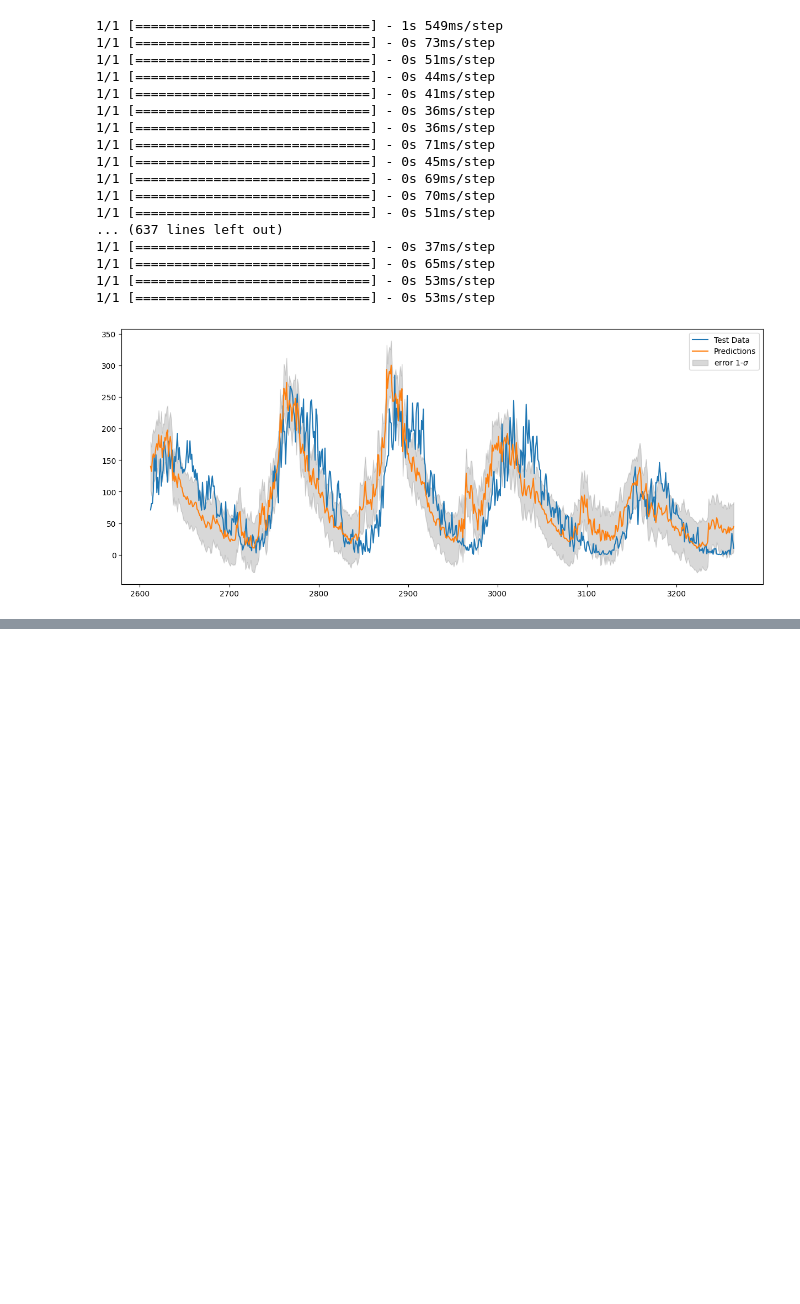
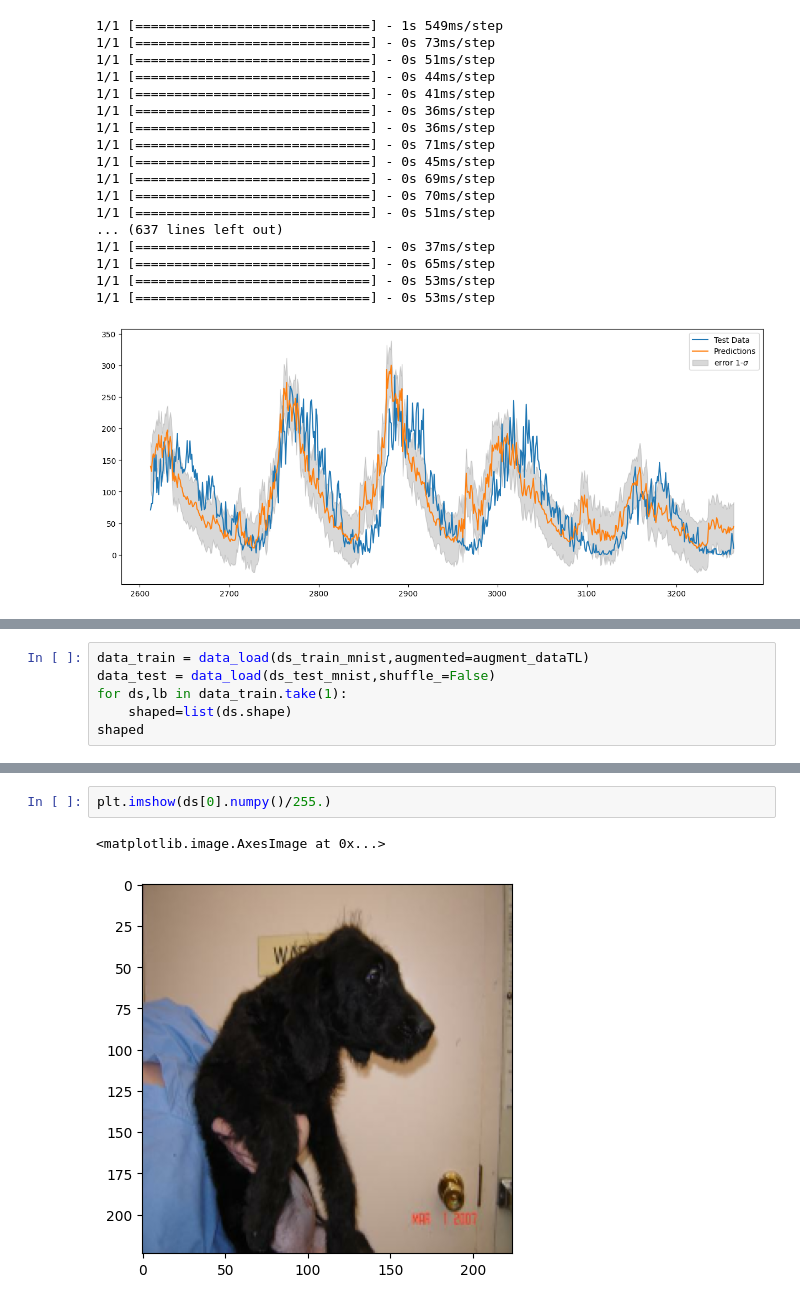
Before and after one commit to MAESTRiA-ESTADiS-CIENCIA-DATOS-Bosque/introduction_neural_networks, a Jupyter notebook: clases/Clase7.ipynb, the cells around one changed output, grey strips where cells are left out. Cells and saved outputs as stored; diff of their text form; blank space fills up the shorter version.

```diff
--- a/clases/Clase7.ipynb
+++ b/clases/Clase7.ipynb
@@ -598,0 +575,6 @@ plots_pred(modelwavelet, data, test_data)
+# %%
+data_train = data_load(ds_train_mnist,augmented=augment_dataTL)
+data_test = data_load(ds_test_mnist,shuffle_=False)
+for ds,lb in data_train.take(1):
+    shaped=list(ds.shape)
+shaped
@@ -598,0 +612,5 @@ plots_pred(modelwavelet, data, test_data)
+# %%
+plt.imshow(ds[0].numpy()/255.)
+# %% [output]
+<matplotlib.image.AxesImage at 0x...>
+[figure, added]
```
Also changed, not shown: parts of 41 cells of this notebook.
